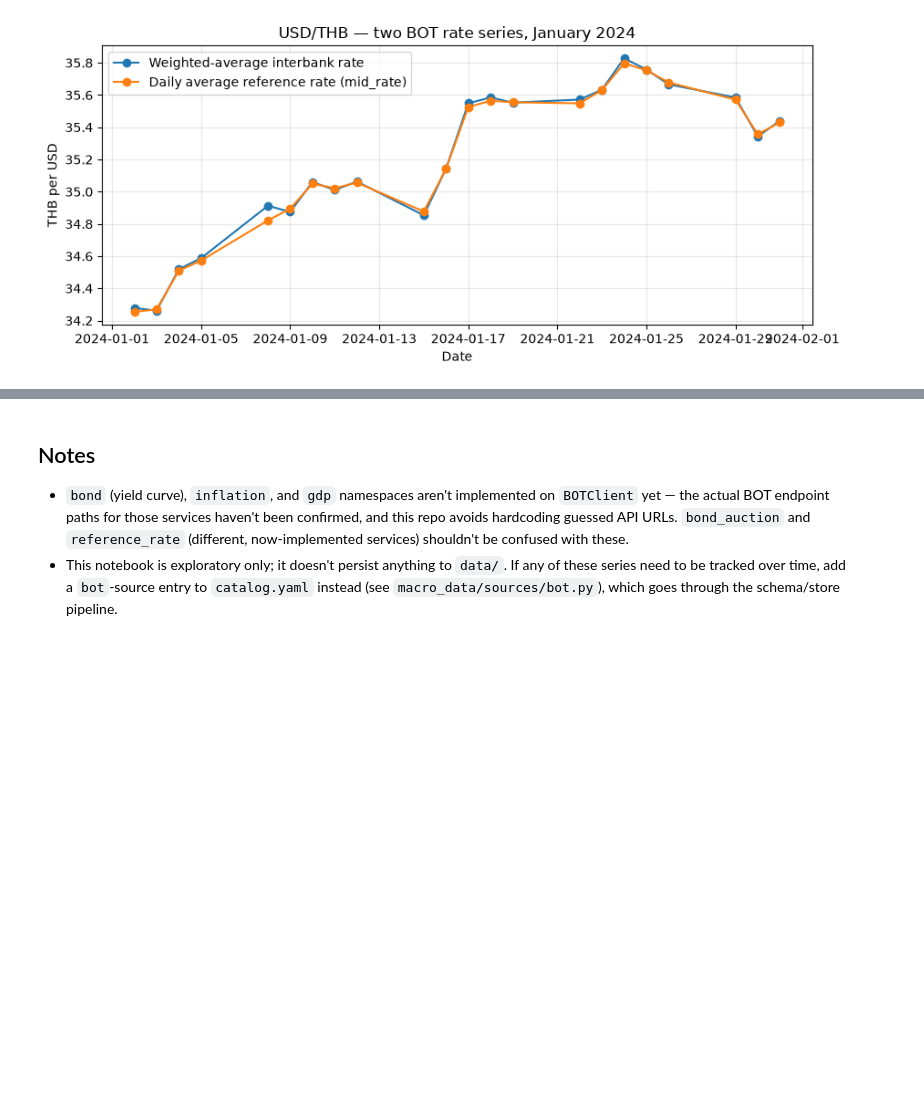
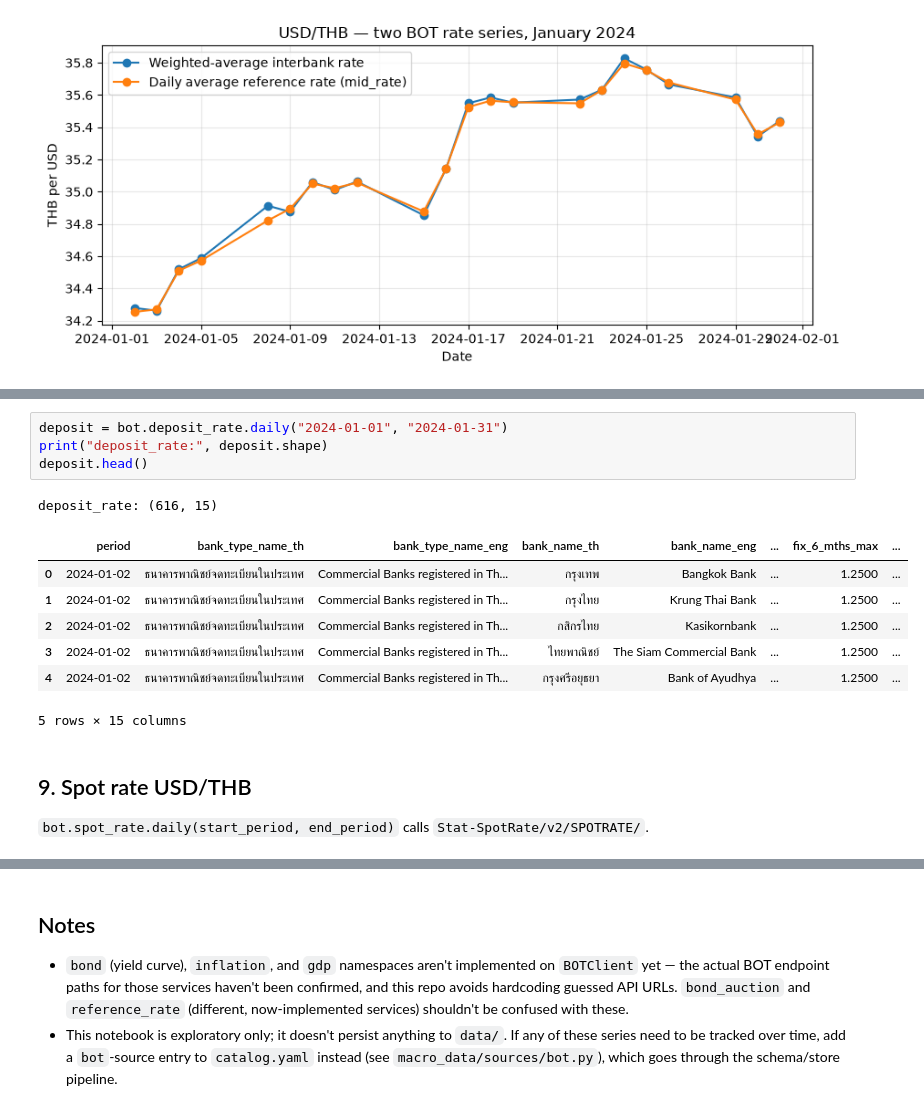
Before and after one commit to thatbeer/macro_data, a Jupyter notebook: notebooks/BOT_query.ipynb, the cells around one changed output, grey strips where cells are left out. Saved outputs shown, nothing was run; the diff lists cells and outputs as text; blank space fills up the shorter version.

```diff
--- a/notebooks/BOT_query.ipynb
+++ b/notebooks/BOT_query.ipynb
@@ -187,0 +228,17 @@ plt.tight_layout()
+# %%
+deposit = bot.deposit_rate.daily("2024-01-01", "2024-01-31")
+print("deposit_rate:", deposit.shape)
+deposit.head()
+# %% [output]
+deposit_rate: (616, 15)
+|  | period | bank_type_name_th | bank_type_name_eng | bank_name_th | bank_name_eng | ... | fix_6_mths_max | ... |
+| 0 | 2024-01-02 | ธนาคารพาณิชย์จดทะเบียนในประเทศ | Commercial Banks registered in Th... | กรุงเทพ | Bangkok Bank | ... | 1.2500 | ... |
+| 1 | 2024-01-02 | ธนาคารพาณิชย์จดทะเบียนในประเทศ | Commercial Banks registered in Th... | กรุงไทย | Krung Thai Bank | ... | 1.2500 | ... |
+| 2 | 2024-01-02 | ธนาคารพาณิชย์จดทะเบียนในประเทศ | Commercial Banks registered in Th... | กสิกรไทย | Kasikornbank | ... | 1.2500 | ... |
+| 3 | 2024-01-02 | ธนาคารพาณิชย์จดทะเบียนในประเทศ | Commercial Banks registered in Th... | ไทยพาณิชย์ | The Siam Commercial Bank | ... | 1.2500 | ... |
+| 4 | 2024-01-02 | ธนาคารพาณิชย์จดทะเบียนในประเทศ | Commercial Banks registered in Th... | กรุงศรีอยุธยา | Bank of Ayudhya | ... | 1.2500 | ... |
+5 rows × 15 columns
+# %% [markdown]
+## 9. Spot rate USD/THB
+
+`bot.spot_rate.daily(start_period, end_period)` calls `Stat-SpotRate/v2/SPOTRATE/`.
```
Also changed, not shown: parts of 14 cells of this notebook, 1 other file.
